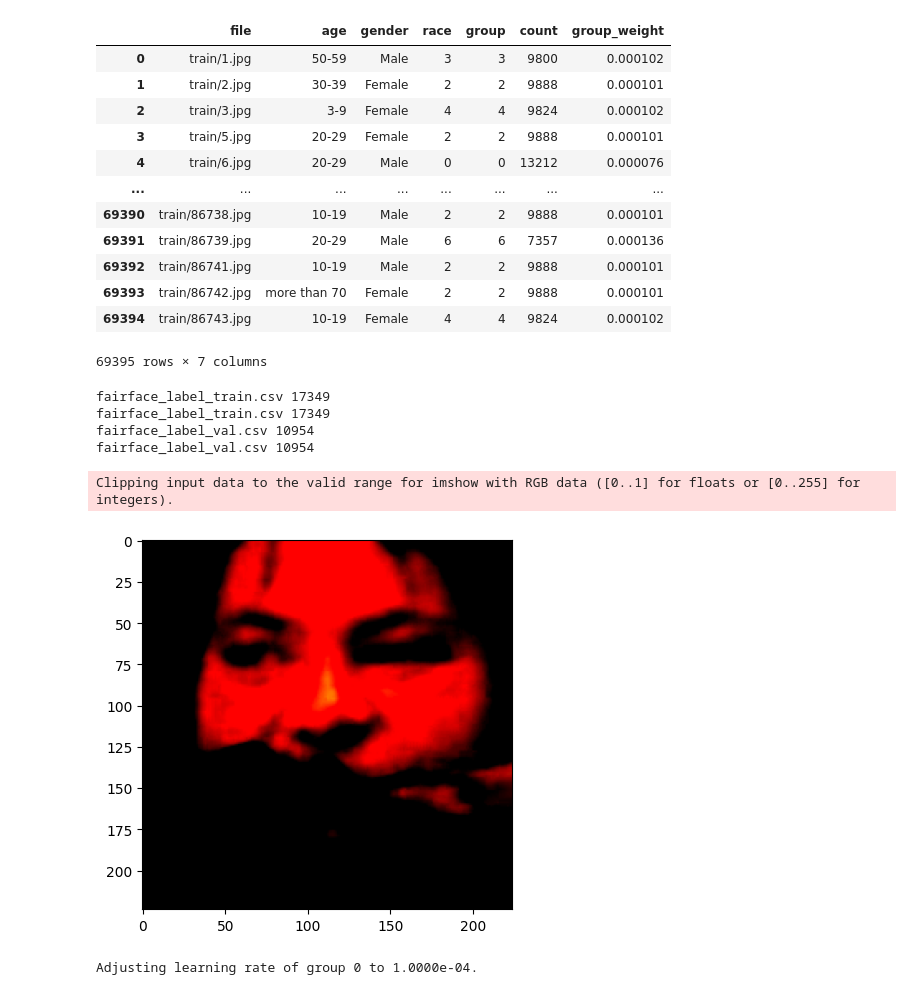
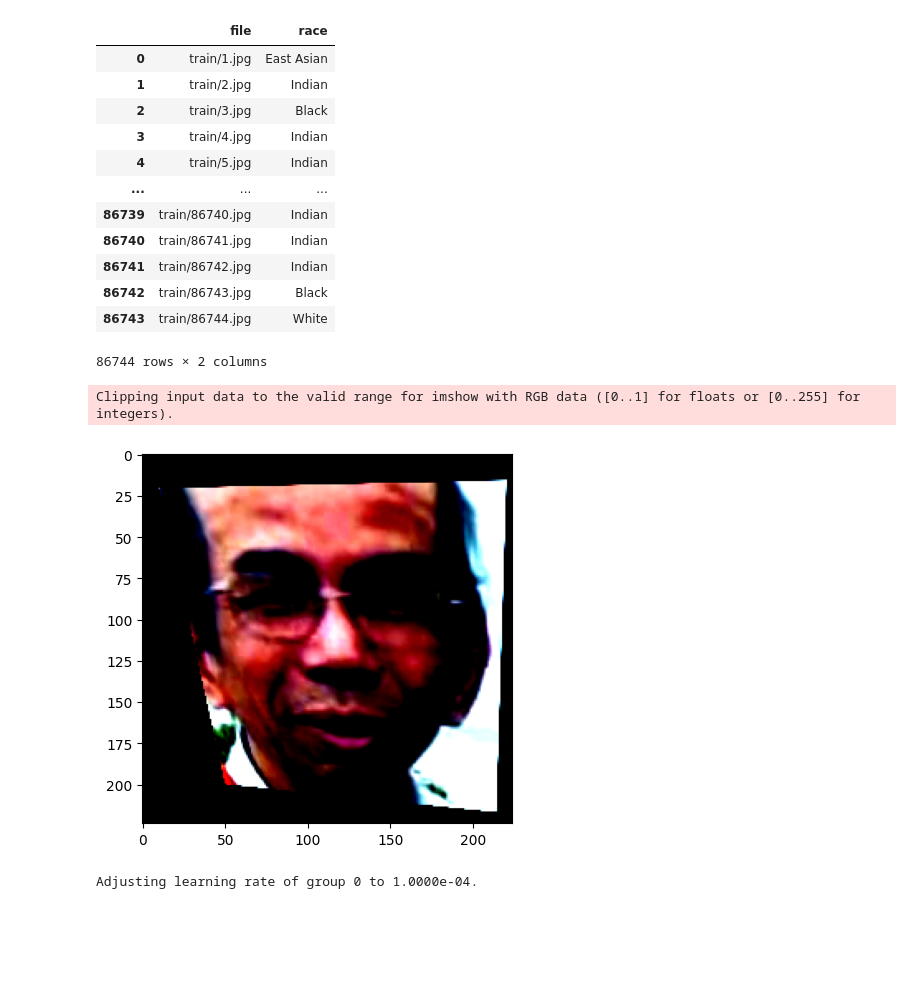
Before and after one commit to tfo-dot/etnicity-ai, a Jupyter notebook: notebooks/train.ipynb, the cells around one changed output. Drawn from its saved outputs; the diff is of its cells as text; code cells hidden in the pictures; blank space fills up the shorter version.

```diff
--- a/notebooks/train.ipynb
+++ b/notebooks/train.ipynb
@@ -114,27 +86,24 @@ train_labels.head()
 # %%
-train_labels.drop(['race_weight', 'total_weight'], axis=1)
+train_label.drop(['gender', 'age', 'service_test'], axis=1)
 # %% [output]
-|  | file | age | gender | race | group | count | group_weight |
-| 0 | train/1.jpg | 50-59 | Male | 3 | 3 | 9800 | 0.000102 |
-| 1 | train/2.jpg | 30-39 | Female | 2 | 2 | 9888 | 0.000101 |
-| 2 | train/3.jpg | 3-9 | Female | 4 | 4 | 9824 | 0.000102 |
-| 3 | train/5.jpg | 20-29 | Female | 2 | 2 | 9888 | 0.000101 |
-| 4 | train/6.jpg | 20-29 | Male | 0 | 0 | 13212 | 0.000076 |
-| ... | ... | ... | ... | ... | ... | ... | ... |
-| 69390 | train/86738.jpg | 10-19 | Male | 2 | 2 | 9888 | 0.000101 |
-| 69391 | train/86739.jpg | 20-29 | Male | 6 | 6 | 7357 | 0.000136 |
-| 69392 | train/86741.jpg | 10-19 | Male | 2 | 2 | 9888 | 0.000101 |
-| 69393 | train/86742.jpg | more than 70 | Female | 2 | 2 | 9888 | 0.000101 |
-| 69394 | train/86743.jpg | 10-19 | Female | 4 | 4 | 9824 | 0.000102 |
+|  | file | race |
+| 0 | train/1.jpg | East Asian |
+| 1 | train/2.jpg | Indian |
+| 2 | train/3.jpg | Black |
+| 3 | train/4.jpg | Indian |
+| 4 | train/5.jpg | Indian |
+| ... | ... | ... |
+| 86739 | train/86740.jpg | Indian |
+| 86740 | train/86741.jpg | Indian |
+| 86741 | train/86742.jpg | Indian |
+| 86742 | train/86743.jpg | Black |
+| 86743 | train/86744.jpg | White |
-69395 rows × 7 columns
+86744 rows × 2 columns
 # %%
 root_dir = Path('..')
 images_dir = 'data/images/'
 
-# Set the batch size for 64 samples
-batch_size = 2
-
-sampler = WeightedRandomSampler(weights=train_labels['group_weight'], num_samples=len(train_labels), replacement=True)
+batch_size = 128
 
 # Create a FairFaceDataset object for the training data.
 fairface_train = data.FairFaceDataset('fairface_label_train.csv',
@@ -142,7 +111,6 @@ fairface_train = data.FairFaceDataset('fairface_label_train.csv',
                                         mode='train',
                                         encoders=encoders,
                                         transform=transforms.Compose([transforms.ToTensor(),
-                                                                      transforms.RandomHorizontalFlip(p=0.5),
                                                                       transforms.RandomPerspective(p=0.5),
                                                                       transforms.RandomGrayscale(p=0.2),
                                                                       transforms.RandomAdjustSharpness(2, p=0.5),
@@ -152,7 +120,7 @@ fairface_train = data.FairFaceDataset('fairface_label_train.csv',
 # Set the FairFaceDataset object to train mode.
 fairface_train.train()
 # Create a DataLoader object for the training data.
-train_loader = DataLoader(fairface_train, batch_size=batch_size, num_workers=5, sampler=sampler)
+train_loader = DataLoader(fairface_train, batch_size=batch_size, shuffle=True, num_workers=8)
 
 # Create a FairFaceDataset object for the test data.
 fairface_test = data.FairFaceDataset('fairface_label_train.csv',
@@ -165,7 +133,7 @@ fairface_test = data.FairFaceDataset('fairface_label_train.csv',
 # Set the FairFaceDataset object to train mode.
 fairface_test.train()
 # Create a DataLoader object for the test data.
-test_loader = DataLoader(fairface_test, batch_size=batch_size, shuffle=True, num_workers=5)
+test_loader = DataLoader(fairface_test, batch_size=batch_size, shuffle=True, num_workers=8)
 
 # Create a FairFaceDataset object for the validation data.
 fairface_val = data.FairFaceDataset('fairface_label_val.csv',
@@ -178,12 +146,7 @@ fairface_val = data.FairFaceDataset('fairface_label_val.csv',
 # Set the FairFaceDataset object to train mode.
 fairface_val.train()
 # Create a DataLoader object for the validation data.
-val_loader = DataLoader(fairface_val, batch_size=batch_size, shuffle=True, num_workers=5)
+val_loader = DataLoader(fairface_val, batch_size=batch_size, shuffle=True, num_workers=8)
-# %% [output]
-fairface_label_train.csv 17349
-fairface_label_train.csv 17349
-fairface_label_val.csv 10954
-fairface_label_val.csv 10954
 # %%
 def display_torch_img(dataset, index):
     """Displays a single image from the given dataset at the given index.
@@ -194,35 +157,35 @@ def display_torch_img(dataset, index):
 
     Returns:
         None.
     """
 
     # Check if the dataset is a FairFaceDataset object.
     if type(dataset) == data.FairFaceDataset:
 
         # Get the image from the dataset.
         img = dataset[index]['image']
 
         # If the image is a 4D tensor, squeeze it to a 3D tensor.
         if len(dataset[index]['image'].shape) == 4:
             img = torch.squeeze(img)
 
     # Otherwise, the dataset is assumed to be an array of tensors.
     else:
 
         # Get the image from the dataset.
         img = dataset[index]
 
     # Permute the image axes so that the channel axis is the last axis.
     img = img.permute(1, 2, 0)
 
     # Display the image using Matplotlib.
     plt.imshow(img)
     plt.show()
 
-display_torch_img(fairface_train, 35)
+display_torch_img(fairface_train, 8)
 # %% [output]
 Clipping input data to the valid range for imshow with RGB data ([0..1] for floats or [0..255] for integers).
-[figure, old version]
+[figure, new version]
 # %%
 img_grid = torchvision.utils.make_grid(fairface_train[13]['image'])
 writer.add_image('fairface_image1', img_grid)
```
Also changed, not shown: parts of 9 cells of this notebook, 2 other files.
